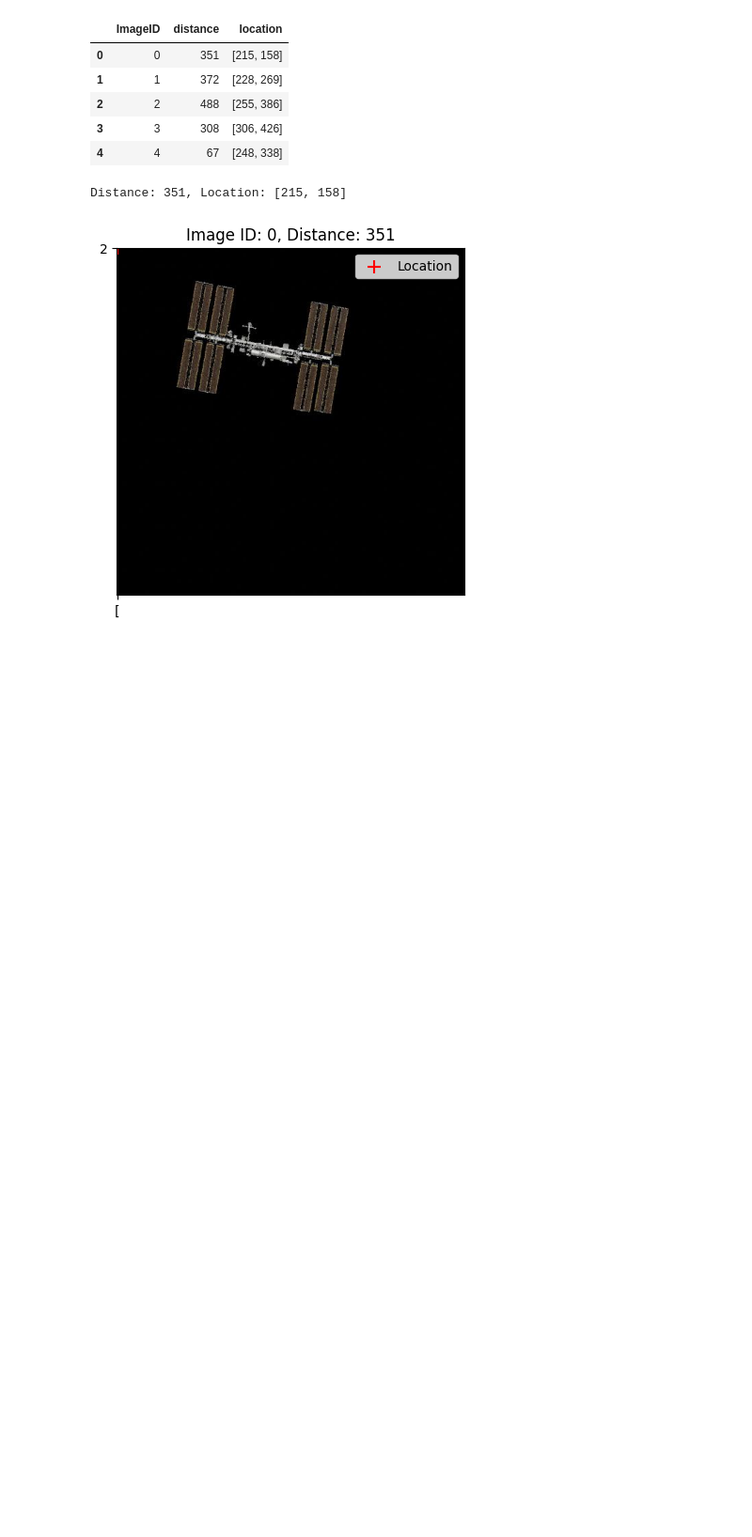
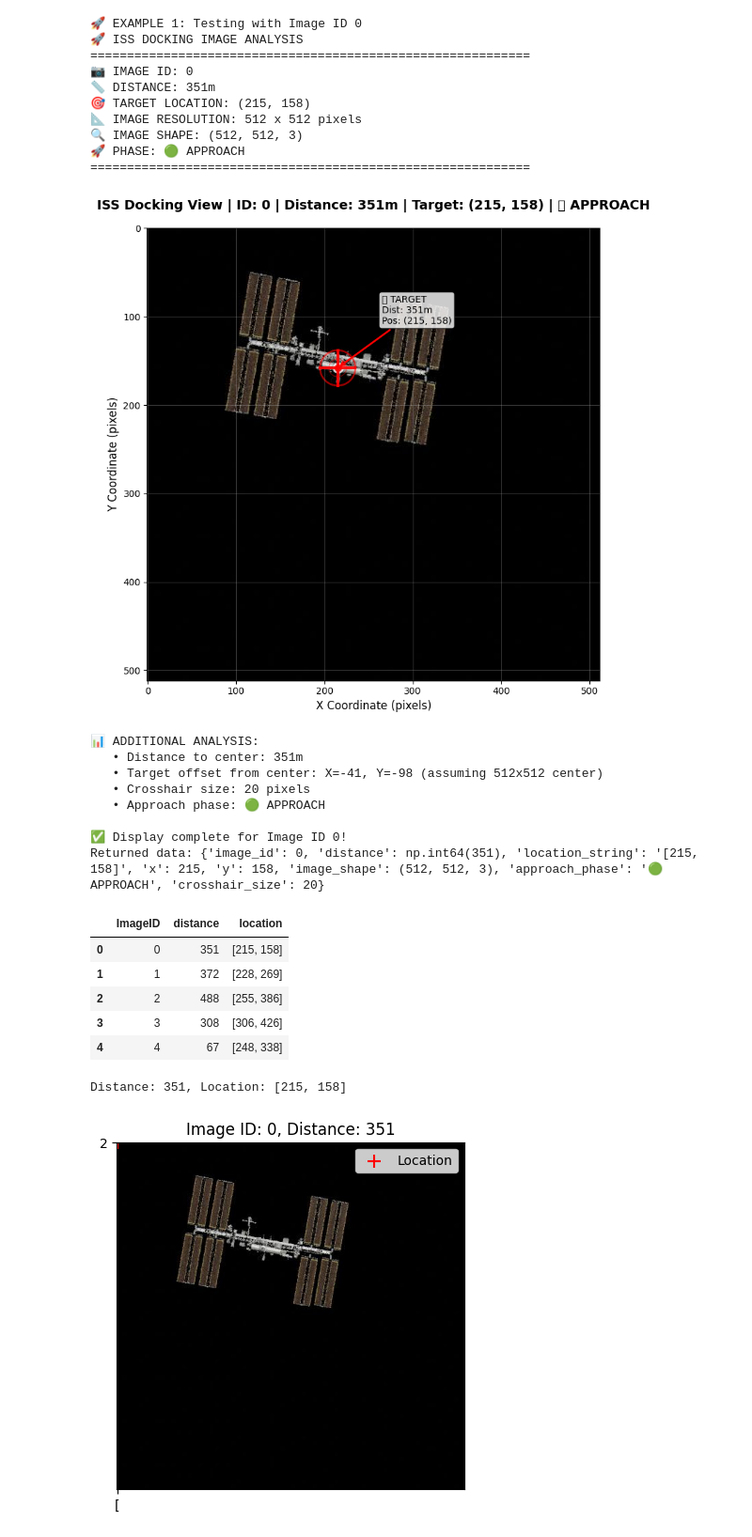
Before and after one commit to adwait-mitadt/mitadtu-docking, a Jupyter notebook: PratikDesai.ipynb, the cells around one changed output. Shown at 94% size. Saved outputs shown, nothing was run; the diff lists cells and outputs as text; code cells hidden in the pictures; blank space fills up the shorter version.

```diff
--- a/PratikDesai.ipynb
+++ b/PratikDesai.ipynb
@@ -150,0 +146,28 @@ That's it - just one function call does everything!
+# %%
+# TEST THE COMPREHENSIVE DISPLAY FUNCTION
+# Just one function call to get everything!
+
+# Example 1: Close approach
+print("🚀 EXAMPLE 1: Testing with Image ID 0")
+result = display_image_with_data(0)
+print(f"Returned data: {result}")
+# %% [output]
+🚀 EXAMPLE 1: Testing with Image ID 0
+🚀 ISS DOCKING IMAGE ANALYSIS
+============================================================
+📷 IMAGE ID: 0
+📏 DISTANCE: 351m
+🎯 TARGET LOCATION: (215, 158)
+📐 IMAGE RESOLUTION: 512 x 512 pixels
+🔍 IMAGE SHAPE: (512, 512, 3)
+🚀 PHASE: 🟢 APPROACH
+============================================================
+[figure, added]
+📊 ADDITIONAL ANALYSIS:
+   • Distance to center: 351m
+   • Target offset from center: X=-41, Y=-98 (assuming 512x512 center)
+   • Crosshair size: 20 pixels
+   • Approach phase: 🟢 APPROACH
+
+✅ Display complete for Image ID 0!
+Returned data: {'image_id': 0, 'distance': np.int64(351), 'location_string': '[215, 158]', 'x': 215, 'y': 158, 'image_shape': (512, 512, 3), 'approach_phase': '🟢 APPROACH', 'crosshair_size': 20}
```
Also changed, not shown: parts of 5 cells of this notebook, 1 other file.
